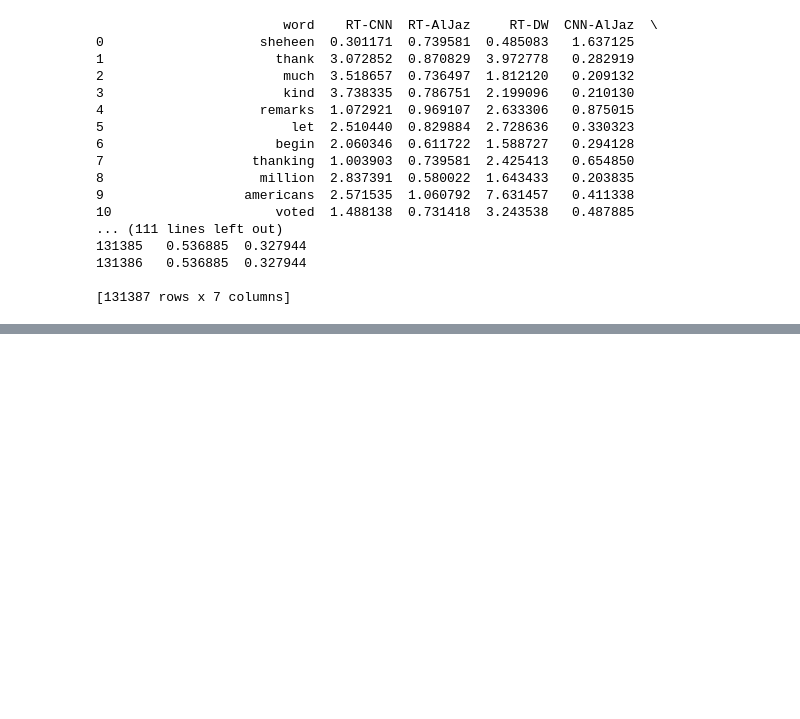
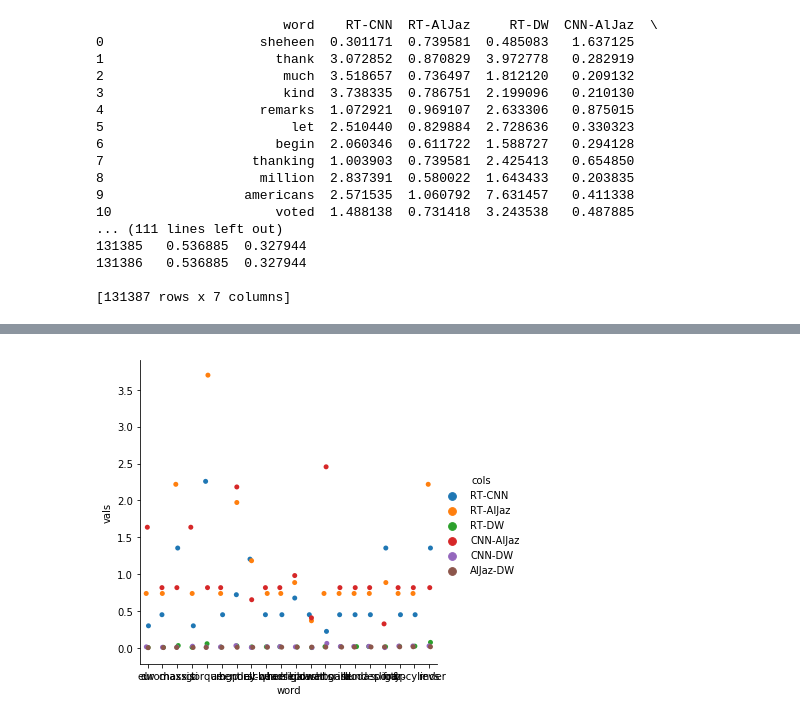
Before and after one commit to capturebias/WordCountMetricsSkewedness, a Jupyter notebook: WordCountMetricsSkewedness.ipynb, the cells around one changed output, grey strips where cells are left out. Saved outputs shown, nothing was run; the diff lists cells and outputs as text; code cells hidden in the pictures; blank space fills up the shorter version.

Commit message:
Updated ipython notebook. more user friendly prints

```diff
--- a/WordCountMetricsSkewedness.ipynb
+++ b/WordCountMetricsSkewedness.ipynb
@@ -537,0 +523,13 @@ print(top20wordAlJazDW)
+# %%
+import matplotlib.pyplot as plt
+top20wordAlJazDW
+top20wordAlJazDW.set_index('word', inplace=True)
+top20wordAlJazDW=top20wordAlJazDW.reset_index()
+#top20wordAlJazDW=top20wordAlJazDW.drop(['level_0','index'], axis=1)
+words=top20wordAlJazDW['word']
+#top20wordAlJazDW.set_index('word', inplace=False)
+#top20wordAlJazDW
+
+print(words.tolist())
+top20wordAlJazDW
+#top20wordAlJazDW.plot(top20wordAlJazDW[word])
@@ -537,0 +555,6 @@ print(top20wordAlJazDW)
+# %%
+import seaborn as sns
+top20wordAlJazDW = top20wordAlJazDW.melt('word', var_name='cols',  value_name='vals')
+g = sns.catplot(x="word", y="vals", hue='cols', data=top20wordAlJazDW)
+# %% [output]
+[figure, added]
```
Also changed, not shown: parts of 22 cells of this notebook.
